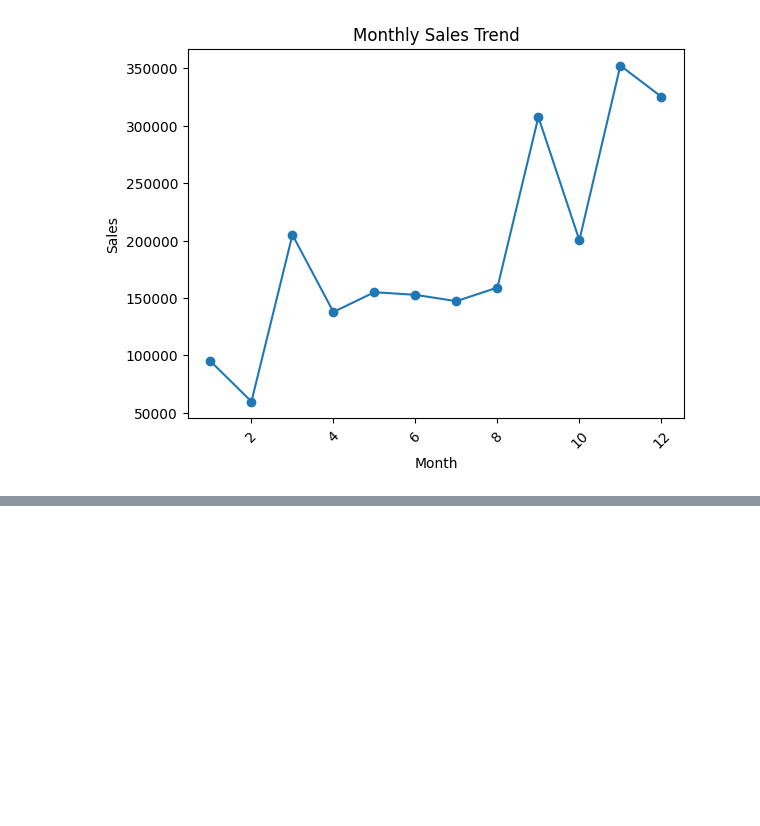
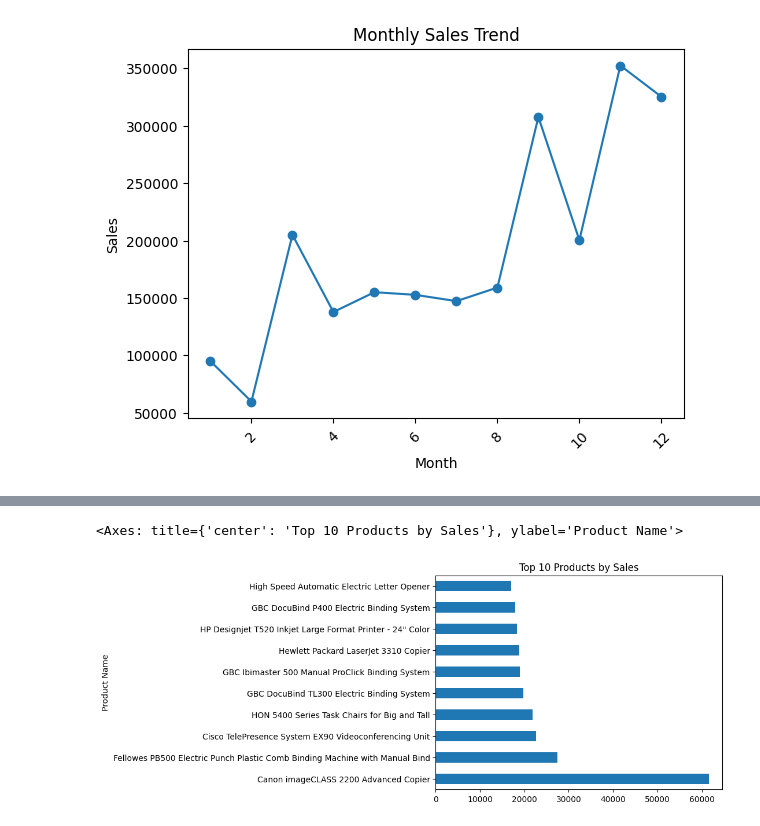
Before and after one commit to teja-s2469/sales-profit-analytics-dashboard, a Jupyter notebook: 01_data_understanding.ipynb, the cells around one changed output, grey strips where cells are left out. Drawn from its saved outputs; the diff is of its cells as text; code cells hidden in the pictures; blank space fills up the shorter version.

```diff
--- a/01_data_understanding.ipynb
+++ b/01_data_understanding.ipynb
@@ -137,0 +241,4 @@ plt.show()
+# %%
+#top 10 products
+top_products = df.groupby('Product Name')['Sales'].sum().sort_values(ascending = False).head(10)
+top_products
@@ -137,0 +258,5 @@ plt.show()
+# %%
+top_products.plot(kind='barh', title='Top 10 Products by Sales')
+# %% [output]
+<Axes: title={'center': 'Top 10 Products by Sales'}, ylabel='Product Name'>
+[figure, added]
```
Also changed, not shown: parts of 19 cells of this notebook, 4 other files.
